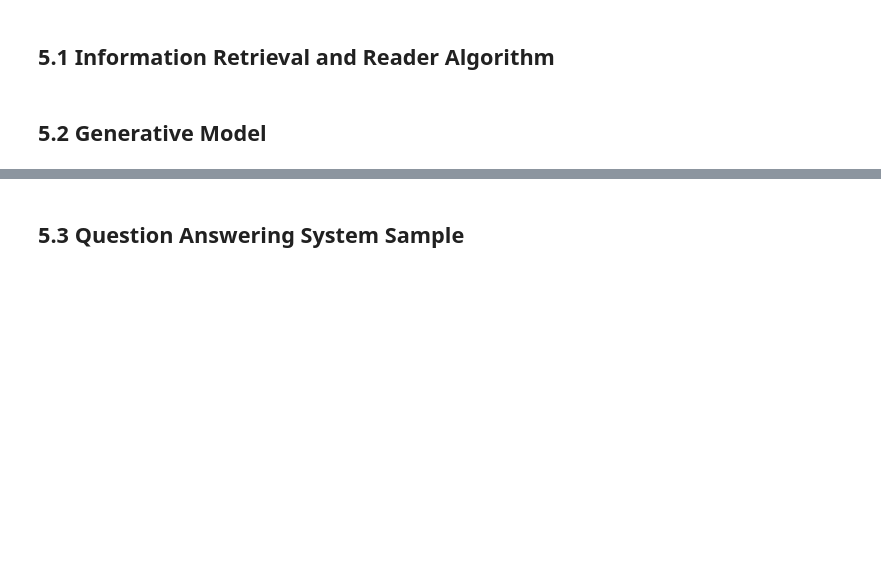
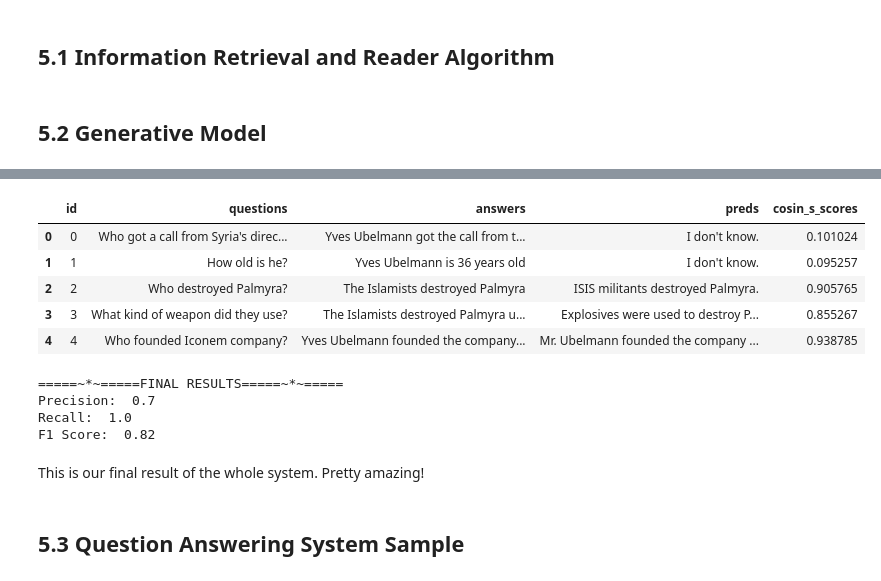
Before and after one commit to robinviltoriano/NLP_Assignment_2, a Jupyter notebook: final.ipynb, the cells around one changed output, grey strips where cells are left out. Drawn from its saved outputs; the diff is of its cells as text; code cells hidden in the pictures; blank space fills up the shorter version.

Commit message:
final whole system test

```diff
--- a/final.ipynb
+++ b/final.ipynb
@@ -513,7 +513,8 @@ plt.show()
 # %% [markdown]
 After comparing cross-encoder models, we choose ***cross-encoder/ms-marco-MiniLM-L-6-v2***
 # %%
-# Set cross-encoder model for further steps
+# Set models for further steps
+model = SentenceTransformer('msmarco-distilbert-base-dot-prod-v3')
 cross_model = CrossEncoder('cross-encoder/ms-marco-MiniLM-L-6-v2')
 # %% [markdown]
 # 3. Reader Algorithm
@@ -1290,3 +1291,7 @@ def handle_qa(query):
         chat_history.pop(0)
     chat_history.extend([HumanMessage(content=query), ai_msg])
     return chat_history
+# %%
+df = pd.read_csv('gen_test.csv')
+df = df.drop('contexts', axis=1)
+df.head()
@@ -1293,3 +1305,39 @@ def handle_qa(query):
+# %%
+preds = []
+cosin_s_scores = []
+for i, row in df.iterrows():
+    answer = handle_qa(row.iloc[1])
+    preds.append(answer[-1].content)
+    cosin_s_score = cosine_similarity(answer[-1].content, row.iloc[2], embedding_model)
+    cosin_s_scores.append(cosin_s_score[0])
+
+df['preds'] = preds
+df['cosin_s_scores'] = cosin_s_scores
+df.head()
+# %% [output]
+|  | id | questions | answers | preds | cosin_s_scores |
+| 0 | 0 | Who got a call from Syria's direc... | Yves Ubelmann got the call from t... | I don't know. | 0.101024 |
+| 1 | 1 | How old is he? | Yves Ubelmann is 36 years old | I don't know. | 0.095257 |
+| 2 | 2 | Who destroyed Palmyra? | The Islamists destroyed Palmyra | ISIS militants destroyed Palmyra. | 0.905765 |
+| 3 | 3 | What kind of weapon did they use? | The Islamists destroyed Palmyra u... | Explosives were used to destroy P... | 0.855267 |
+| 4 | 4 | Who founded Iconem company? | Yves Ubelmann founded the company... | Mr. Ubelmann founded the company ... | 0.938785 |
+# %%
+TP, TN, FP, FN = count_results(df)
+
+precision = TP / (TP + FP)
+recall = TP / (TP + FN)
+f1_score = 2 * (precision * recall) / (precision + recall)
+print('=====~*~=====FINAL RESULTS=====~*~=====')
+print("Precision: ", round(precision, 2))
+print("Recall: ", round(recall, 2))
+print("F1 Score: ", round(f1_score, 2))
+# %% [output]
+=====~*~=====FINAL RESULTS=====~*~=====
+Precision:  0.7
+Recall:  1.0
+F1 Score:  0.82
+# %% [markdown]
+This is our final result of the whole system. Pretty amazing!
 # %% [markdown]
 ## 5.3 Question Answering System Sample
 # %% [markdown]
```
Also changed, not shown: parts of 1 cell of this notebook.
